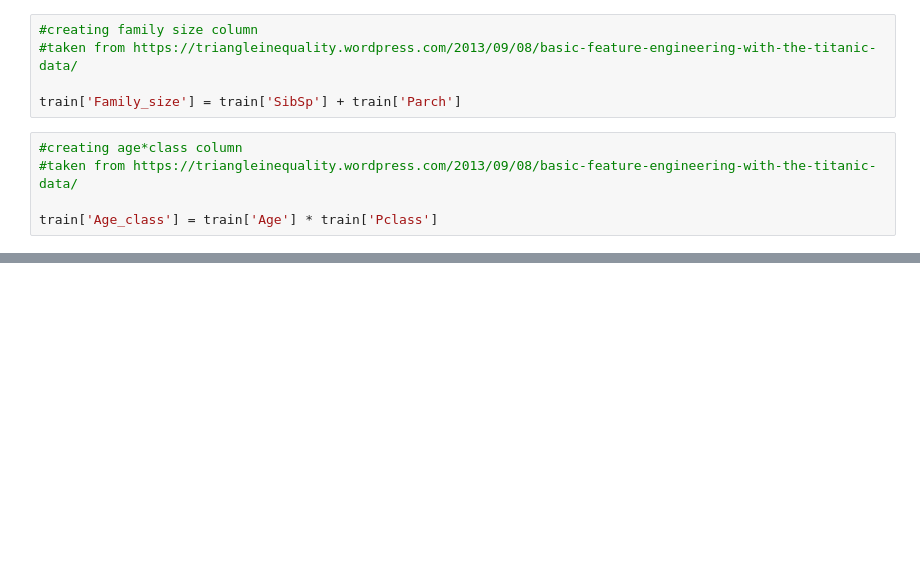
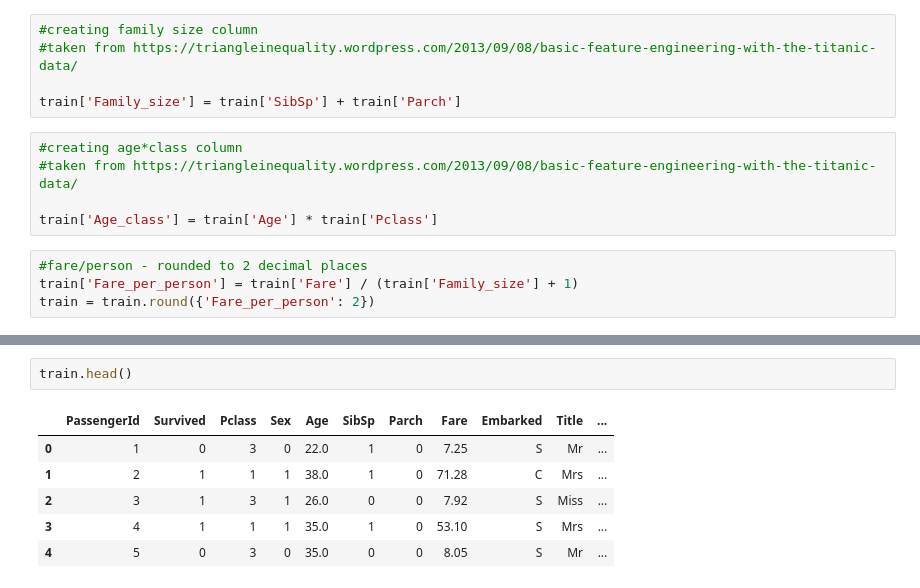
Before and after one commit to akobe4/Kaggle-Titanic-Machine-Learning-from-Disaster, a Jupyter notebook: Notebooks/Titanic_Notebook.ipynb, the cells around one changed output, grey strips where cells are left out. Saved outputs shown, nothing was run; the diff lists cells and outputs as text; blank space fills up the shorter version.

```diff
--- a/Notebooks/Titanic_Notebook.ipynb
+++ b/Notebooks/Titanic_Notebook.ipynb
@@ -160,3 +156,7 @@ train['Family_size'] = train['SibSp'] + train['Parch']
 #taken from https://triangleinequality.wordpress.com/2013/09/08/basic-feature-engineering-with-the-titanic-data/
 
 train['Age_class'] = train['Age'] * train['Pclass']
+# %%
+#fare/person - rounded to 2 decimal places
+train['Fare_per_person'] = train['Fare'] / (train['Family_size'] + 1)
+train = train.round({'Fare_per_person': 2})
@@ -162,0 +171,9 @@ train['Age_class'] = train['Age'] * train['Pclass']
+# %%
+train.head()
+# %% [output]
+|  | PassengerId | Survived | Pclass | Sex | Age | SibSp | Parch | Fare | Embarked | Title | ... |
+| 0 | 1 | 0 | 3 | 0 | 22.0 | 1 | 0 | 7.25 | S | Mr | ... |
+| 1 | 2 | 1 | 1 | 1 | 38.0 | 1 | 0 | 71.28 | C | Mrs | ... |
+| 2 | 3 | 1 | 3 | 1 | 26.0 | 0 | 0 | 7.92 | S | Miss | ... |
+| 3 | 4 | 1 | 1 | 1 | 35.0 | 1 | 0 | 53.10 | S | Mrs | ... |
+| 4 | 5 | 0 | 3 | 0 | 35.0 | 0 | 0 | 8.05 | S | Mr | ... |
```
Also changed, not shown: parts of 6 cells of this notebook.
